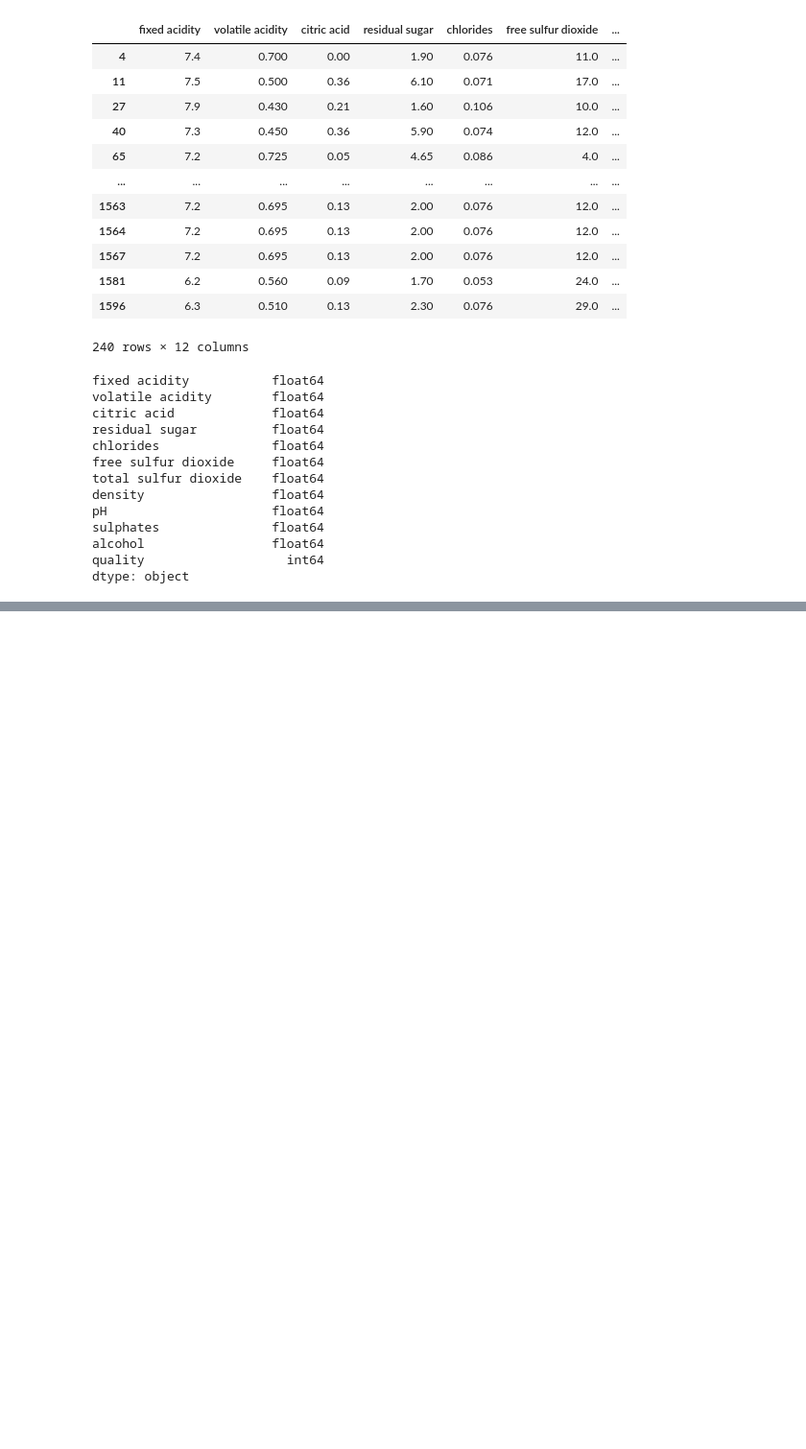
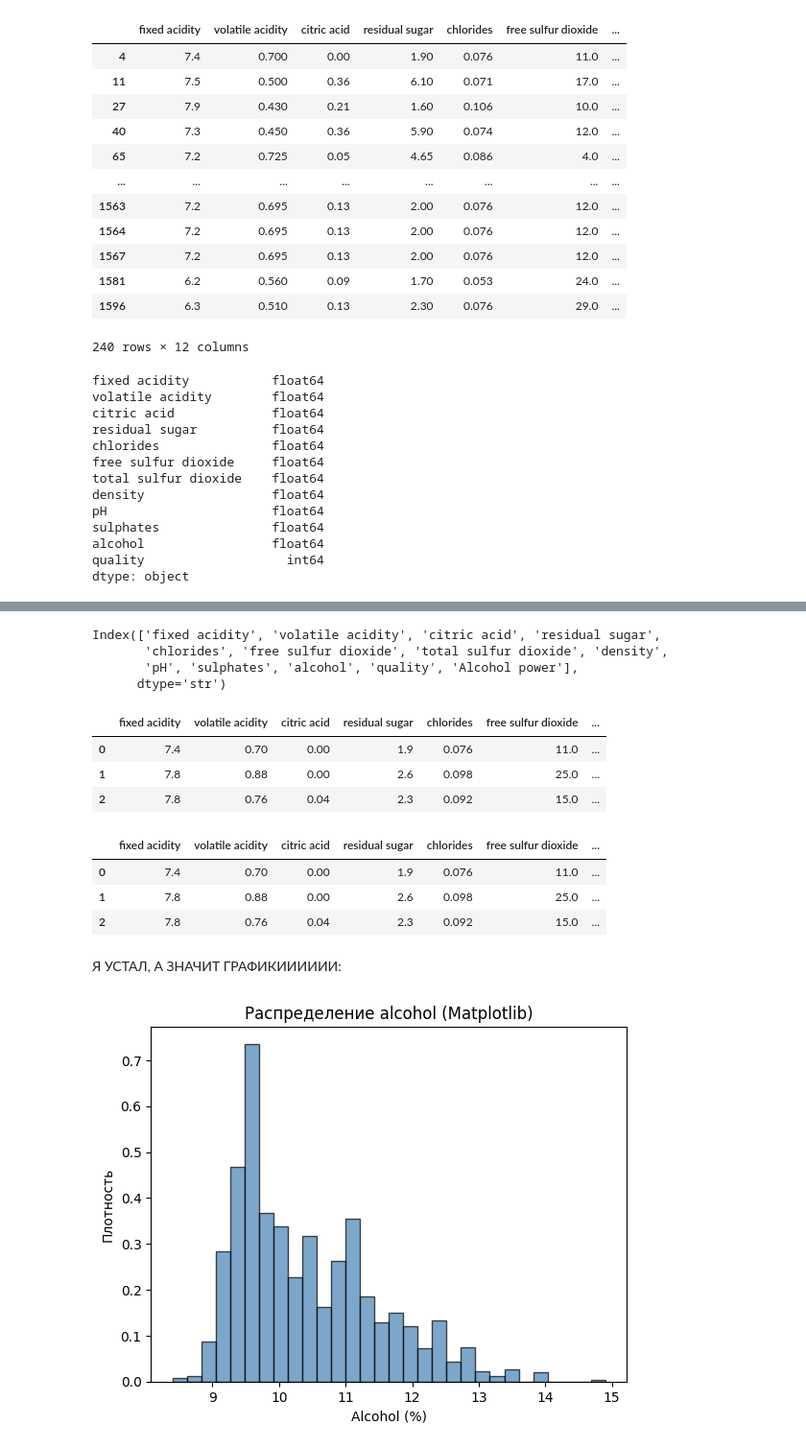
Before and after one commit to topj0bstule/ML_Course, a Jupyter notebook: hw02_/hw02_notebook.ipynb, the cells around one changed output, grey strips where cells are left out. Shown at 96% size. Saved outputs shown, nothing was run; the diff lists cells and outputs as text; code cells hidden in the pictures; blank space fills up the shorter version.

```diff
--- a/hw02_/hw02_notebook.ipynb
+++ b/hw02_/hw02_notebook.ipynb
@@ -149,0 +174,2 @@ dtype: object
+# %%
+df.fillna(df.mean(), inplace=True)
@@ -149,0 +320,60 @@ dtype: object
+# %%
+df_copy = df.copy()
+df_copy['Alcohol power'] = pd.cut(
+    df_copy['alcohol'],
+    bins=3,
+    labels=['low', 'medium', 'high']
+)
+print(df_copy.columns)
+# %% [output]
+Index(['fixed acidity', 'volatile acidity', 'citric acid', 'residual sugar',
+       'chlorides', 'free sulfur dioxide', 'total sulfur dioxide', 'density',
+       'pH', 'sulphates', 'alcohol', 'quality', 'Alcohol power'],
+      dtype='str')
+# %%
+df_encoded = pd.get_dummies(
+    df_copy,
+    columns=['Alcohol power'],
+    dtype=int
+)
+df_encoded.head(3)
+# %% [output]
+|  | fixed acidity | volatile acidity | citric acid | residual sugar | chlorides | free sulfur dioxide | ... |
+| 0 | 7.4 | 0.70 | 0.00 | 1.9 | 0.076 | 11.0 | ... |
+| 1 | 7.8 | 0.88 | 0.00 | 2.6 | 0.098 | 25.0 | ... |
+| 2 | 7.8 | 0.76 | 0.04 | 2.3 | 0.092 | 15.0 | ... |
+# %%
+label_map = {
+    'low': 0,
+    'medium': 1,
+    'high': 2,
+}
+df_copy['alcohol label map'] = df_copy['Alcohol power'].map(label_map)
+df_copy.head(3)
+# %% [output]
+|  | fixed acidity | volatile acidity | citric acid | residual sugar | chlorides | free sulfur dioxide | ... |
+| 0 | 7.4 | 0.70 | 0.00 | 1.9 | 0.076 | 11.0 | ... |
+| 1 | 7.8 | 0.88 | 0.00 | 2.6 | 0.098 | 25.0 | ... |
+| 2 | 7.8 | 0.76 | 0.04 | 2.3 | 0.092 | 15.0 | ... |
+# %% [markdown]
+Я УСТАЛ, А ЗНАЧИТ ГРАФИКИИИИИИ:
+# %%
+import pandas as pd
+import numpy as np
+import matplotlib.pyplot as plt
+import seaborn as sns
+import plotly.express as px
+import plotly.graph_objects as go
+
+plt.style.use('ggplot')
+sns.set_theme(style="whitegrid")
+plt.rcParams['figure.figsize'] = (12, 6)
+# %%
+fig, ax = plt.subplots()
+ax.hist(df['alcohol'].dropna(), bins=30, density=True, alpha=0.7, color='steelblue', edgecolor='black')
+ax.set_title('Распределение alcohol (Matplotlib)')
+ax.set_xlabel('Alcohol (%)')
+ax.set_ylabel('Плотность')
+plt.show()
+# %% [output]
+[figure, added]
```
Also changed, not shown: parts of 44 cells of this notebook, 2 other files.
